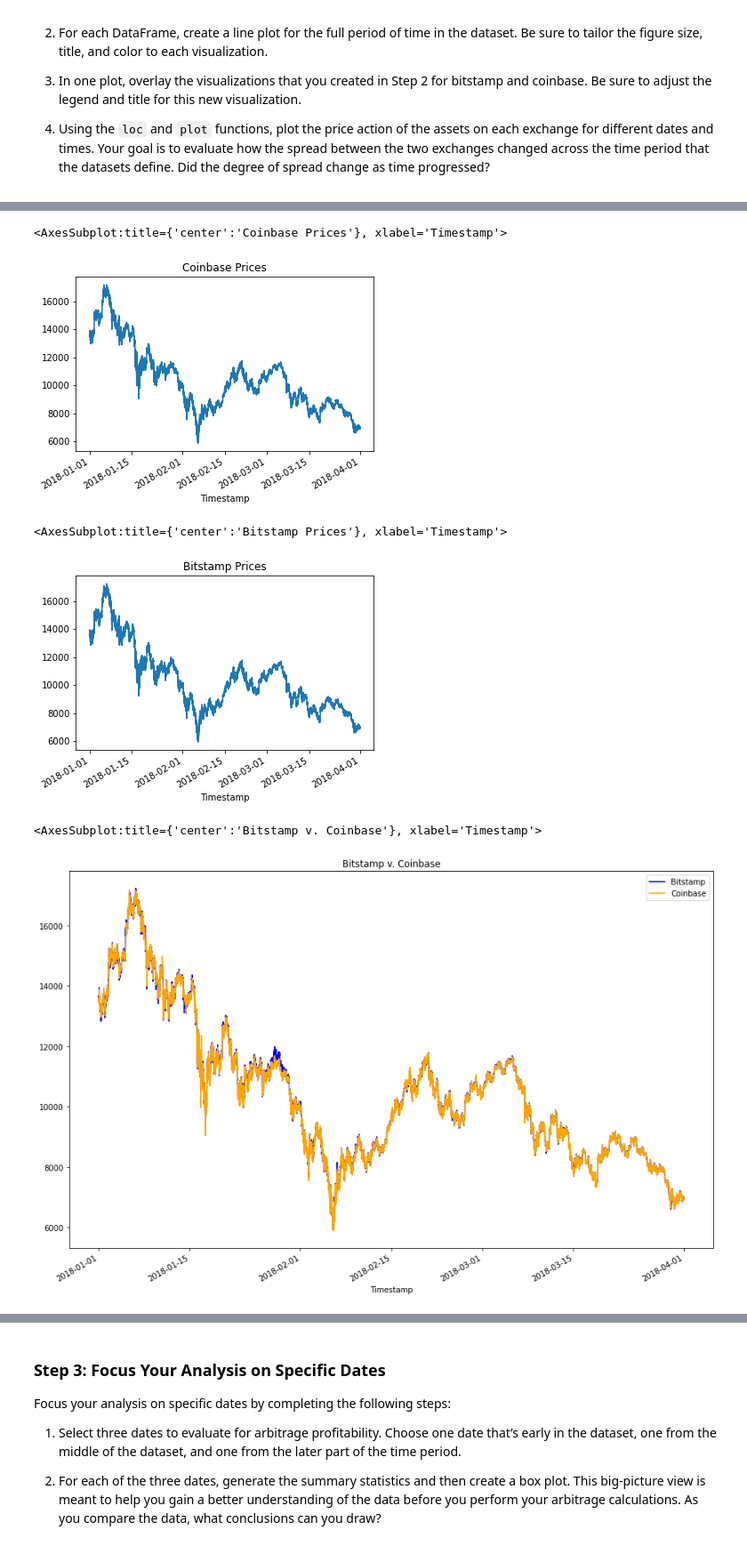
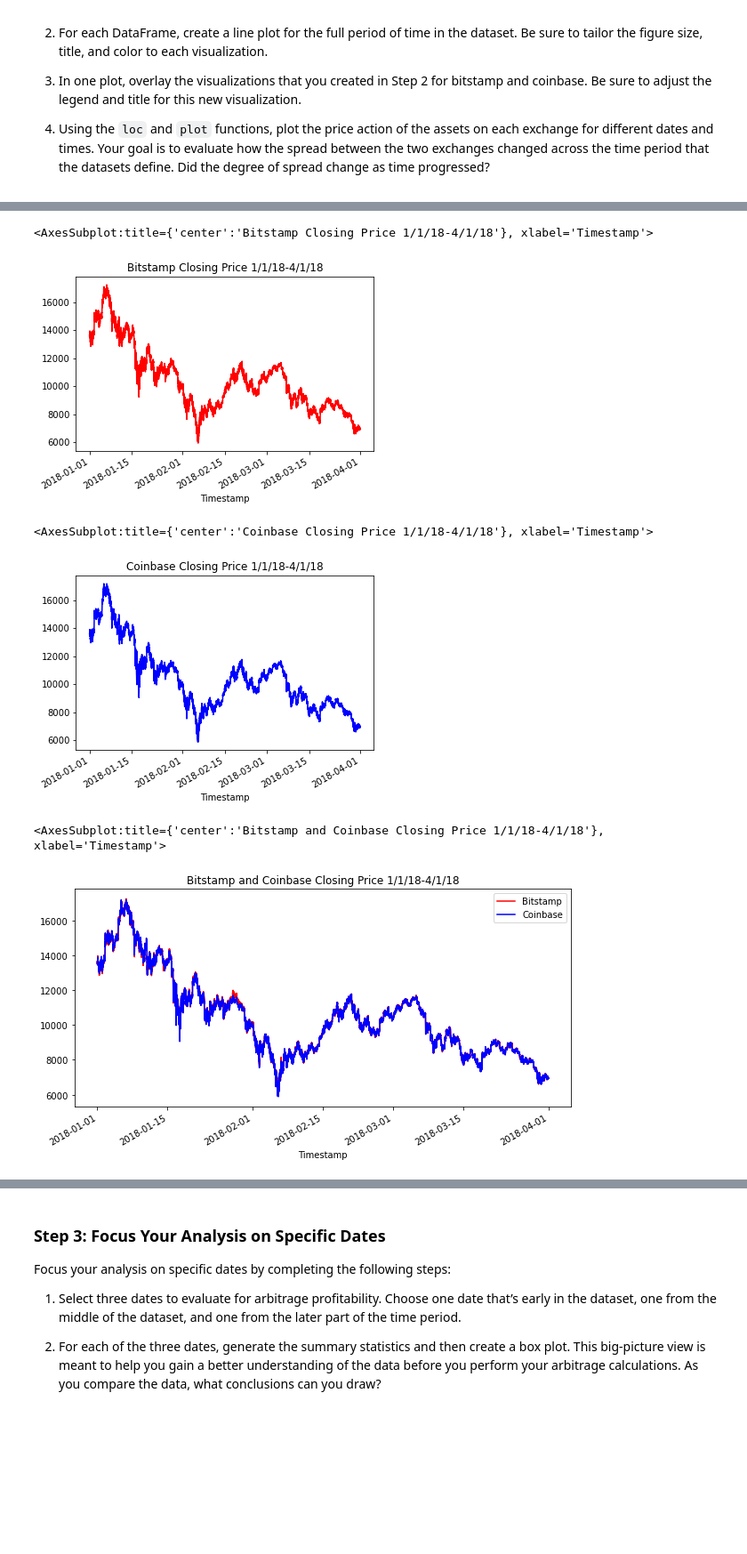
Before and after one commit to abcarmin/Module-3-Challenge, a Jupyter notebook: crypto_arbitrage.ipynb, the cells around one changed output, grey strips where cells are left out. Shown at 89% size. Drawn from its saved outputs; the diff is of its cells as text; code cells hidden in the pictures; blank space fills up the shorter version.

```diff
--- a/crypto_arbitrage.ipynb
+++ b/crypto_arbitrage.ipynb
@@ -208,8 +208,8 @@ Select the data you want to analyze. Use `loc` or `iloc` to select the following
 * Close
 # %%
 # Use loc or iloc to select `Timestamp (the index)` and `Close` from bitstamp DataFrame
-bitstamp_sliced = # YOUR CODE HERE
+bitstamp_sliced = bitstamp.loc[:,'Close']
 
 # Review the first five rows of the DataFrame
-# YOUR CODE HERE
+bitstamp_sliced.head()
 # %% [output]
@@ -223,7 +223,7 @@ bitstamp_sliced = # YOUR CODE HERE
 # %%
 # Use loc or iloc to select `Timestamp (the index)` and `Close` from coinbase DataFrame
-coinbase_sliced = # YOUR CODE HERE
+coinbase_sliced = coinbase.loc[:,'Close']
 
 # Review the first five rows of the DataFrame
-# YOUR CODE HERE
+coinbase_sliced.head()
 # %% [output]
@@ -275,25 +275,26 @@ Sort through the time series data associated with the bitstamp and coinbase Data
 # %%
 # Create a line plot for the bitstamp DataFrame for the full length of time in the dataset
 # Be sure that the figure size, title, and color are tailored to each visualization
-# YOUR CODE HERE
+bitstamp_sliced.plot(color='red', title='Bitstamp Closing Price 1/1/18-4/1/18')
 # %% [output]
-<AxesSubplot:title={'center':'Coinbase Prices'}, xlabel='Timestamp'>
+<AxesSubplot:title={'center':'Bitstamp Closing Price 1/1/18-4/1/18'}, xlabel='Timestamp'>
-[figure, old version]
+[figure, new version]
 # %%
 # Create a line plot for the coinbase DataFrame for the full length of time in the dataset
 # Be sure that the figure size, title, and color are tailored to each visualization
-# YOUR CODE HERE
+coinbase_sliced.plot(color='blue', title='Coinbase Closing Price 1/1/18-4/1/18')
 # %% [output]
-<AxesSubplot:title={'center':'Bitstamp Prices'}, xlabel='Timestamp'>
+<AxesSubplot:title={'center':'Coinbase Closing Price 1/1/18-4/1/18'}, xlabel='Timestamp'>
-[figure, old version]
+[figure, new version]
 # %%
 # Overlay the visualizations for the bitstamp and coinbase DataFrames in one plot
 # The plot should visualize the prices over the full lenth of the dataset
 # Be sure to include the parameters: legend, figure size, title, and color and label
-# YOUR CODE HERE
+bitstamp_sliced.plot(color='red', title='Bitstamp and Coinbase Closing Price 1/1/18-4/1/18', figsize=(10,5), legend=True, label='Bitstamp')
+coinbase_sliced.plot(color='blue', figsize=(10,5), legend=True, label='Coinbase')
 # %% [output]
-<AxesSubplot:title={'center':'Bitstamp v. Coinbase'}, xlabel='Timestamp'>
+<AxesSubplot:title={'center':'Bitstamp and Coinbase Closing Price 1/1/18-4/1/18'}, xlabel='Timestamp'>
-[figure, old version]
+[figure, new version]
 # %%
 # Using the loc and plot functions, create an overlay plot that visualizes
 # the price action of both DataFrames for a one month period early in the dataset
```
Also changed, not shown: parts of 47 cells of this notebook, 1 other file.
